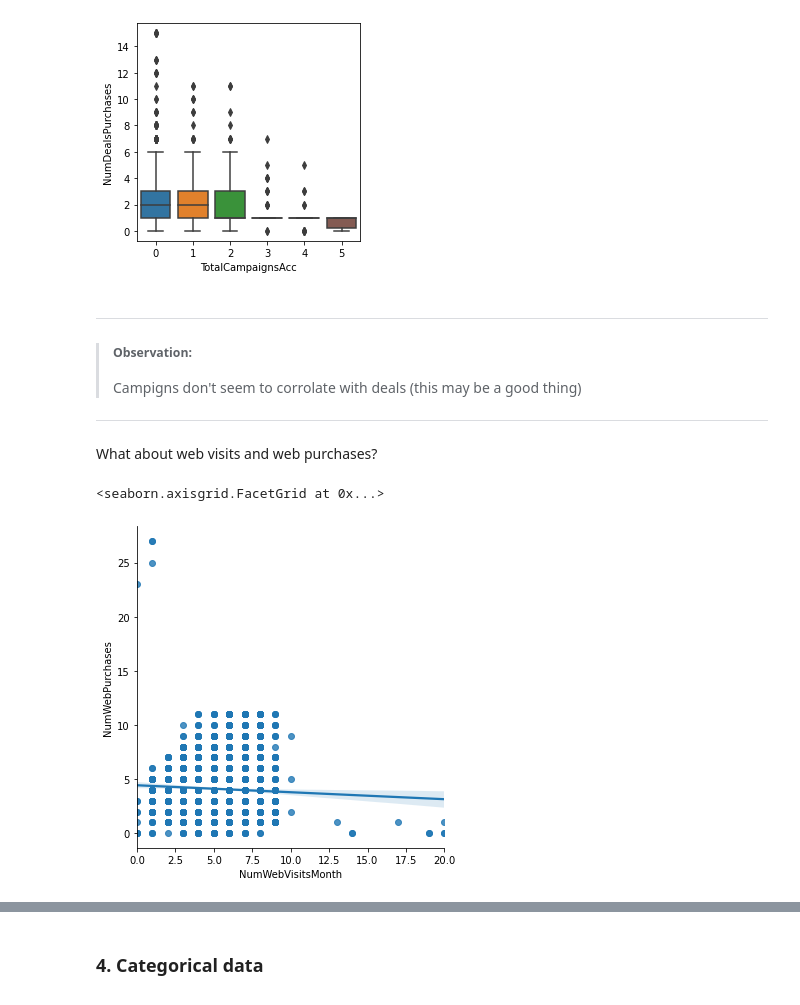
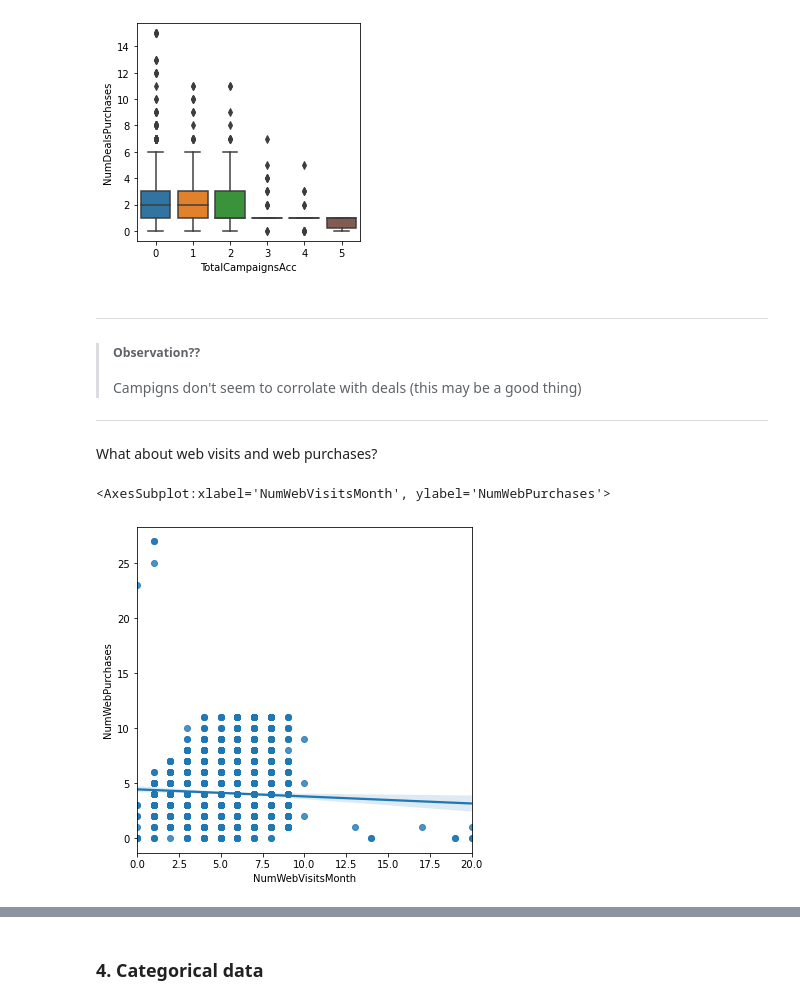
Before and after one commit to nlihin/data-analytics, a Jupyter notebook: unit6 - EDA_example.ipynb, the cells around one changed output, grey strips where cells are left out. Cells and saved outputs as stored; diff of their text form; code cells hidden in the pictures.

```diff
--- a/unit6 - EDA_example.ipynb
+++ b/unit6 - EDA_example.ipynb
@@ -426,7 +431,7 @@ sns.boxplot(x='TotalCampaignsAcc', y='NumDealsPurchases', data=mrkt_df);
 # %% [markdown]
 ---
 
->##### Observation:
+>##### Observation??
 >
 > Campigns don't seem to corrolate with deals (this may be a good thing)
 >
@@ -434,8 +439,10 @@ sns.boxplot(x='TotalCampaignsAcc', y='NumDealsPurchases', data=mrkt_df);
 # %% [markdown]
 What about web visits and web purchases?
 # %%
-sns.lmplot(x='NumWebVisitsMonth', y='NumWebPurchases', data=mrkt_df)
+fig, ax = plt.subplots(figsize=(6, 6))
+
+sns.regplot(x='NumWebVisitsMonth', y='NumWebPurchases', data=mrkt_df)
 # %% [output]
-<seaborn.axisgrid.FacetGrid at 0x...>
+<AxesSubplot:xlabel='NumWebVisitsMonth', ylabel='NumWebPurchases'>
-[figure, old version]
+[figure, new version]
 # %%
```
Also changed, not shown: parts of 6 cells of this notebook.
